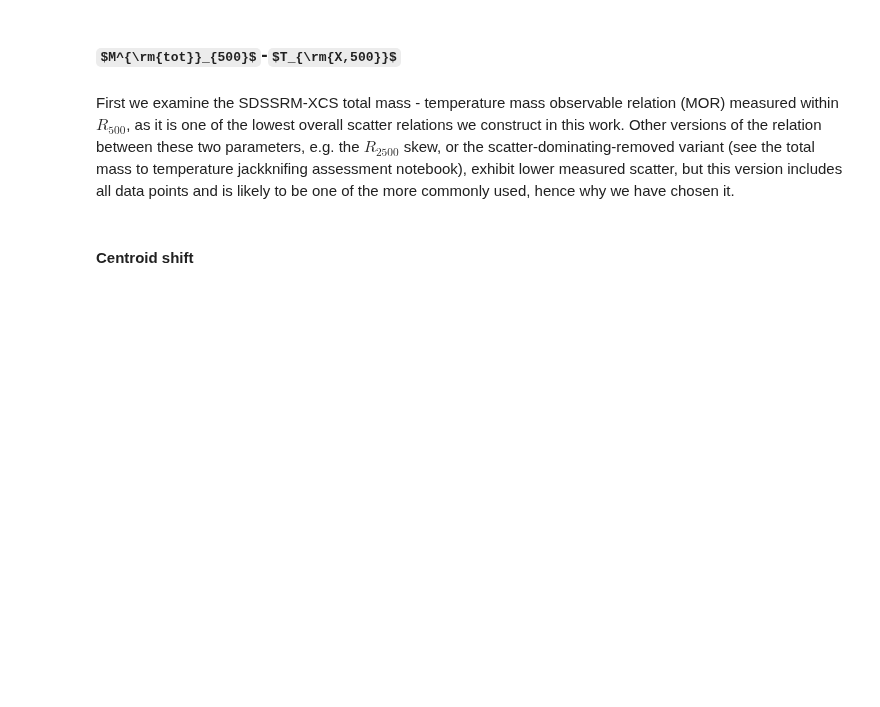
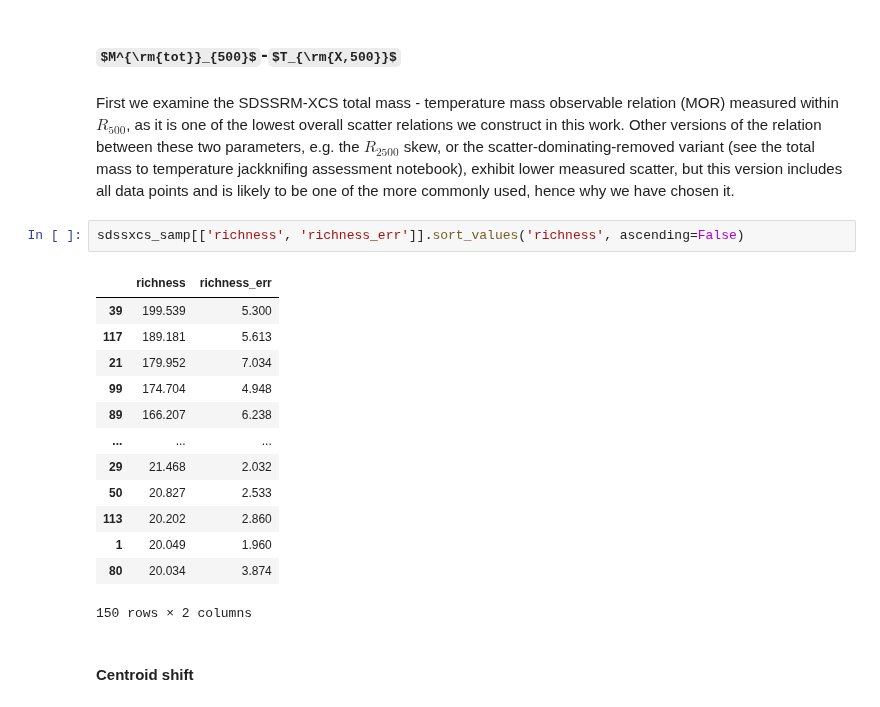
Before and after one commit to DavidT3/XCS-Mass-II-Analysis, a Jupyter notebook: notebooks/exploring_scatter/SDSSRM-XCS_relation_scatter_morphology_dependence.ipynb, the cells around one changed output. Drawn from its saved outputs; the diff is of its cells as text; some formulas as TeX source; blank space fills up the shorter version.

```diff
--- a/notebooks/exploring_scatter/SDSSRM-XCS_relation_scatter_morphology_dependence.ipynb
+++ b/notebooks/exploring_scatter/SDSSRM-XCS_relation_scatter_morphology_dependence.ipynb
@@ -179,6 +179,22 @@ Here we will visualise a selection of SDSSRM-XCS scaling relations with their da
 ### $M^{\rm{tot}}_{500}$-$T_{\rm{X,500}}$
 # %% [markdown]
 First we examine the SDSSRM-XCS total mass - temperature mass observable relation (MOR) measured within $R_{500}$, as it is one of the lowest overall scatter relations we construct in this work. Other versions of the relation between these two parameters, e.g. the $R_{2500}$ skew, or the scatter-dominating-removed variant (see the total mass to temperature jackknifing assessment notebook), exhibit lower measured scatter, but this version includes all data points and is likely to be one of the more commonly used, hence why we have chosen it.
+# %%
+sdssxcs_samp[['richness', 'richness_err']].sort_values('richness', ascending=False)
+# %% [output]
+|  | richness | richness_err |
+| 39 | 199.539 | 5.300 |
+| 117 | 189.181 | 5.613 |
+| 21 | 179.952 | 7.034 |
+| 99 | 174.704 | 4.948 |
+| 89 | 166.207 | 6.238 |
+| ... | ... | ... |
+| 29 | 21.468 | 2.032 |
+| 50 | 20.827 | 2.533 |
+| 113 | 20.202 | 2.860 |
+| 1 | 20.049 | 1.960 |
+| 80 | 20.034 | 3.874 |
+150 rows × 2 columns
 # %% [markdown]
 #### Centroid shift
 # %%
```
Also changed, not shown: parts of 61 cells of this notebook, 3 other files.
